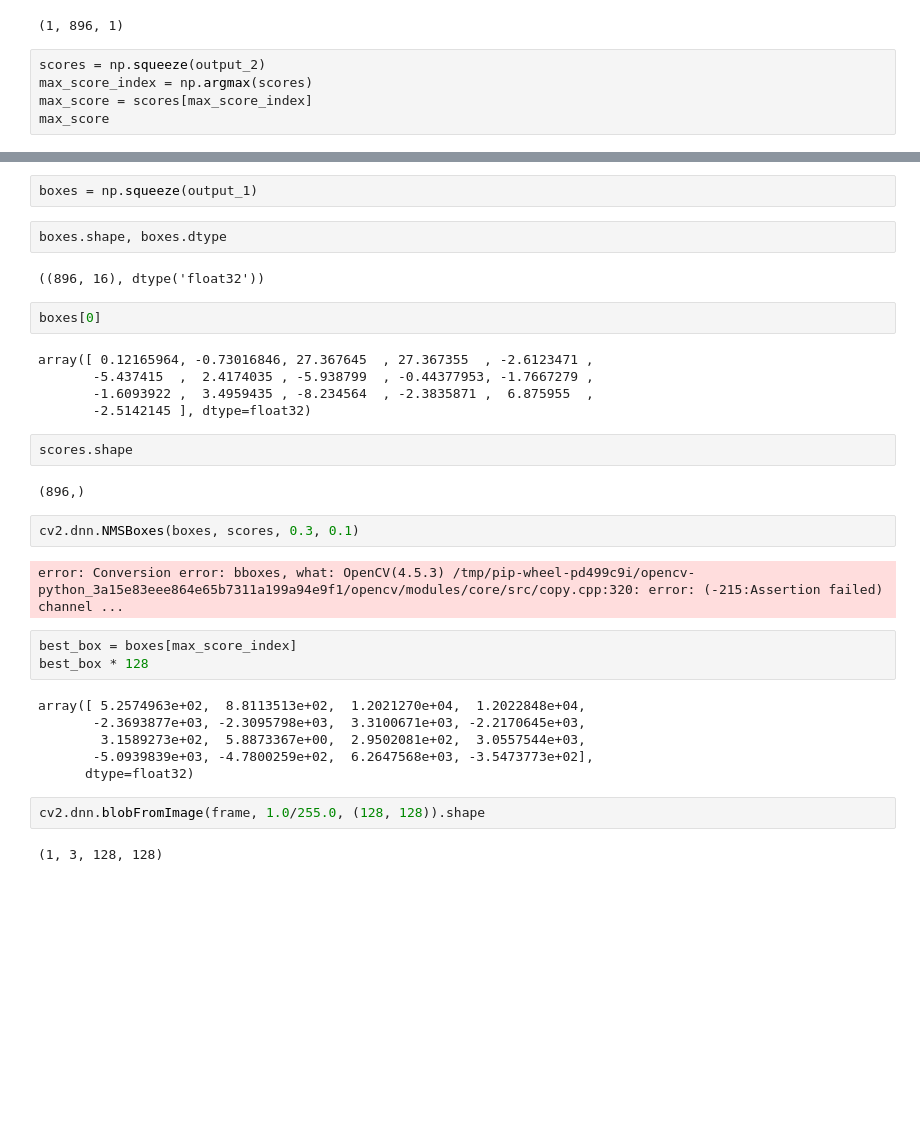
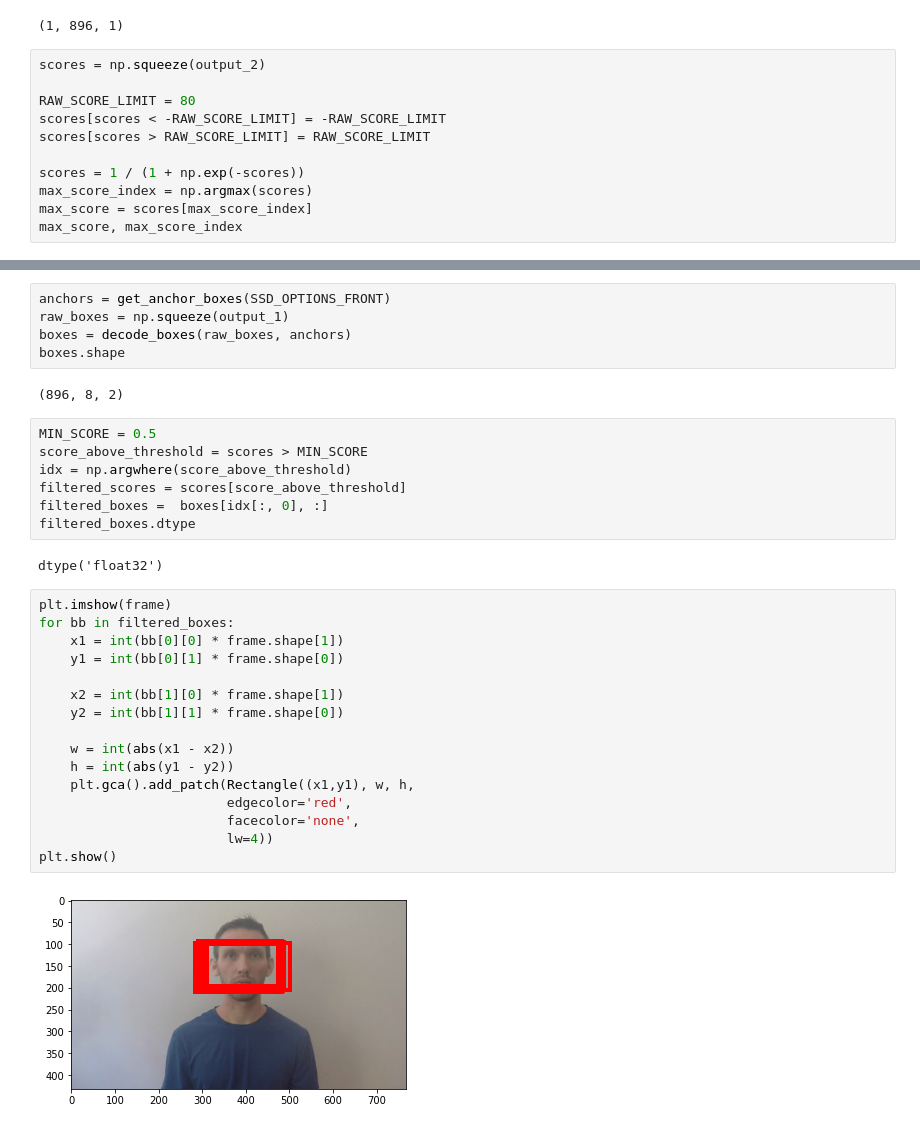
Before and after one commit to abhilb/mukham, a Jupyter notebook: scripts/BlazeFace.ipynb, the cells around one changed output, grey strips where cells are left out. Saved outputs shown, nothing was run; the diff lists cells and outputs as text; blank space fills up the shorter version.

```diff
--- a/scripts/BlazeFace.ipynb
+++ b/scripts/BlazeFace.ipynb
@@ -100,7 +111,13 @@ output_2.shape
 (1, 896, 1)
 # %%
 scores = np.squeeze(output_2)
+
+RAW_SCORE_LIMIT = 80
+scores[scores < -RAW_SCORE_LIMIT] = -RAW_SCORE_LIMIT
+scores[scores > RAW_SCORE_LIMIT] = RAW_SCORE_LIMIT
+
+scores = 1 / (1 + np.exp(-scores))
 max_score_index = np.argmax(scores)
 max_score = scores[max_score_index]
-max_score
+max_score, max_score_index
 # %% [output]
@@ -108,34 +184,34 @@ max_score
 # %%
-boxes = np.squeeze(output_1)
+anchors = get_anchor_boxes(SSD_OPTIONS_FRONT)
+raw_boxes = np.squeeze(output_1)
+boxes = decode_boxes(raw_boxes, anchors)
+boxes.shape
+# %% [output]
+(896, 8, 2)
 # %%
-boxes.shape, boxes.dtype
+MIN_SCORE = 0.5
+score_above_threshold = scores > MIN_SCORE
+idx = np.argwhere(score_above_threshold)
+filtered_scores = scores[score_above_threshold]
+filtered_boxes =  boxes[idx[:, 0], :]
+filtered_boxes.dtype
 # %% [output]
-((896, 16), dtype('float32'))
+dtype('float32')
-# %%
-boxes[0]
-# %% [output]
-array([ 0.12165964, -0.73016846, 27.367645  , 27.367355  , -2.6123471 ,
-       -5.437415  ,  2.4174035 , -5.938799  , -0.44377953, -1.7667279 ,
-       -1.6093922 ,  3.4959435 , -8.234564  , -2.3835871 ,  6.875955  ,
-       -2.5142145 ], dtype=float32)
-# %%
-scores.shape
-# %% [output]
-(896,)
-# %%
-cv2.dnn.NMSBoxes(boxes, scores, 0.3, 0.1)
-# %% [output]
-error: Conversion error: bboxes, what: OpenCV(4.5.3) /tmp/pip-wheel-pd499c9i/opencv-python_3a15e83eee864e65b7311a199a94e9f1/opencv/modules/core/src/copy.cpp:320: error: (-215:Assertion failed) channel ...
-# %%
-best_box = boxes[max_score_index]
-best_box * 128
-# %% [output]
-array([ 5.2574963e+02,  8.8113513e+02,  1.2021270e+04,  1.2022848e+04,
-       -2.3693877e+03, -2.3095798e+03,  3.3100671e+03, -2.2170645e+03,
-        3.1589273e+02,  5.8873367e+00,  2.9502081e+02,  3.0557544e+03,
-       -5.0939839e+03, -4.7800259e+02,  6.2647568e+03, -3.5473773e+02],
-      dtype=float32)
-# %%
-cv2.dnn.blobFromImage(frame, 1.0/255.0, (128, 128)).shape
-# %% [output]
-(1, 3, 128, 128)
+# %%
+plt.imshow(frame)
+for bb in filtered_boxes:
+    x1 = int(bb[0][0] * frame.shape[1])
+    y1 = int(bb[0][1] * frame.shape[0])
+
+    x2 = int(bb[1][0] * frame.shape[1])
+    y2 = int(bb[1][1] * frame.shape[0])
+
+    w = int(abs(x1 - x2))
+    h = int(abs(y1 - y2))
+    plt.gca().add_patch(Rectangle((x1,y1), w, h,
+                        edgecolor='red',
+                        facecolor='none',
+                        lw=4))
+plt.show()
+# %% [output]
+[figure, added]
```
Also changed, not shown: parts of 6 cells of this notebook.
